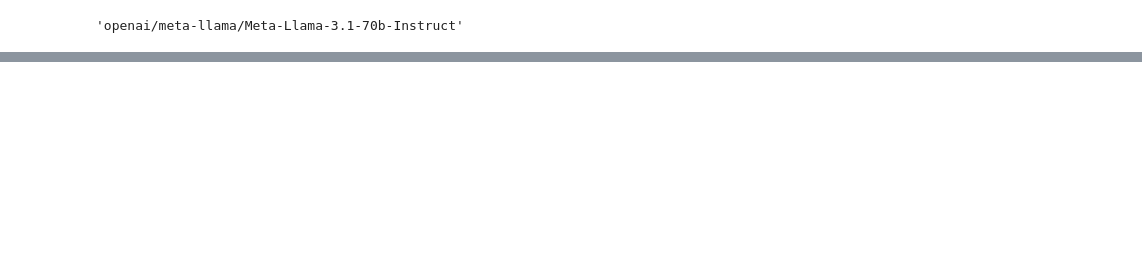
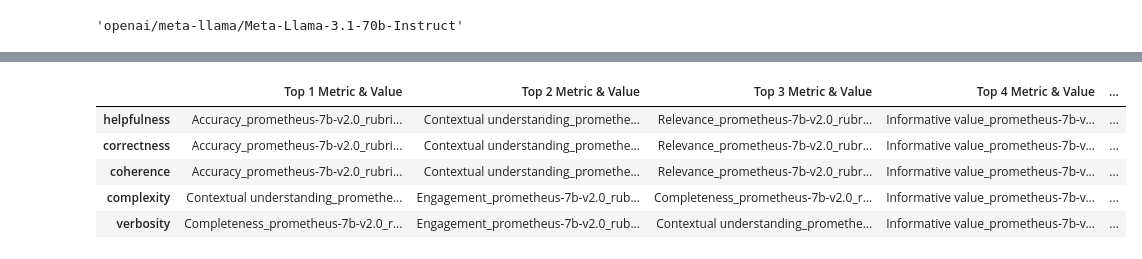
Before and after one commit to SALT-NLP/autometrics, a Jupyter notebook: helpsteer_rubric.ipynb, the cells around one changed output, grey strips where cells are left out. Drawn from its saved outputs; the diff is of its cells as text; code cells hidden in the pictures; blank space fills up the shorter version.

```diff
--- a/helpsteer_rubric.ipynb
+++ b/helpsteer_rubric.ipynb
@@ -176,3 +168,12 @@ Retrying failed batches: Attempt 10/10
+# %%
+display_top_5_metrics_by_validation(dev, test, True)
+# %% [output]
+|  | Top 1 Metric & Value | Top 2 Metric & Value | Top 3 Metric & Value | Top 4 Metric & Value | ... |
+| helpfulness | Accuracy_prometheus-7b-v2.0_rubri... | Contextual understanding_promethe... | Relevance_prometheus-7b-v2.0_rubr... | Informative value_prometheus-7b-v... | ... |
+| correctness | Accuracy_prometheus-7b-v2.0_rubri... | Contextual understanding_promethe... | Relevance_prometheus-7b-v2.0_rubr... | Informative value_prometheus-7b-v... | ... |
+| coherence | Accuracy_prometheus-7b-v2.0_rubri... | Contextual understanding_promethe... | Relevance_prometheus-7b-v2.0_rubr... | Informative value_prometheus-7b-v... | ... |
+| complexity | Contextual understanding_promethe... | Engagement_prometheus-7b-v2.0_rub... | Completeness_prometheus-7b-v2.0_r... | Informative value_prometheus-7b-v... | ... |
+| verbosity | Completeness_prometheus-7b-v2.0_r... | Engagement_prometheus-7b-v2.0_rub... | Contextual understanding_promethe... | Informative value_prometheus-7b-v... | ... |
 # %%
 from tqdm import tqdm
 for target in tqdm(dataset.get_target_columns()):
```
Also changed, not shown: parts of 5 cells of this notebook, 14 other files.
